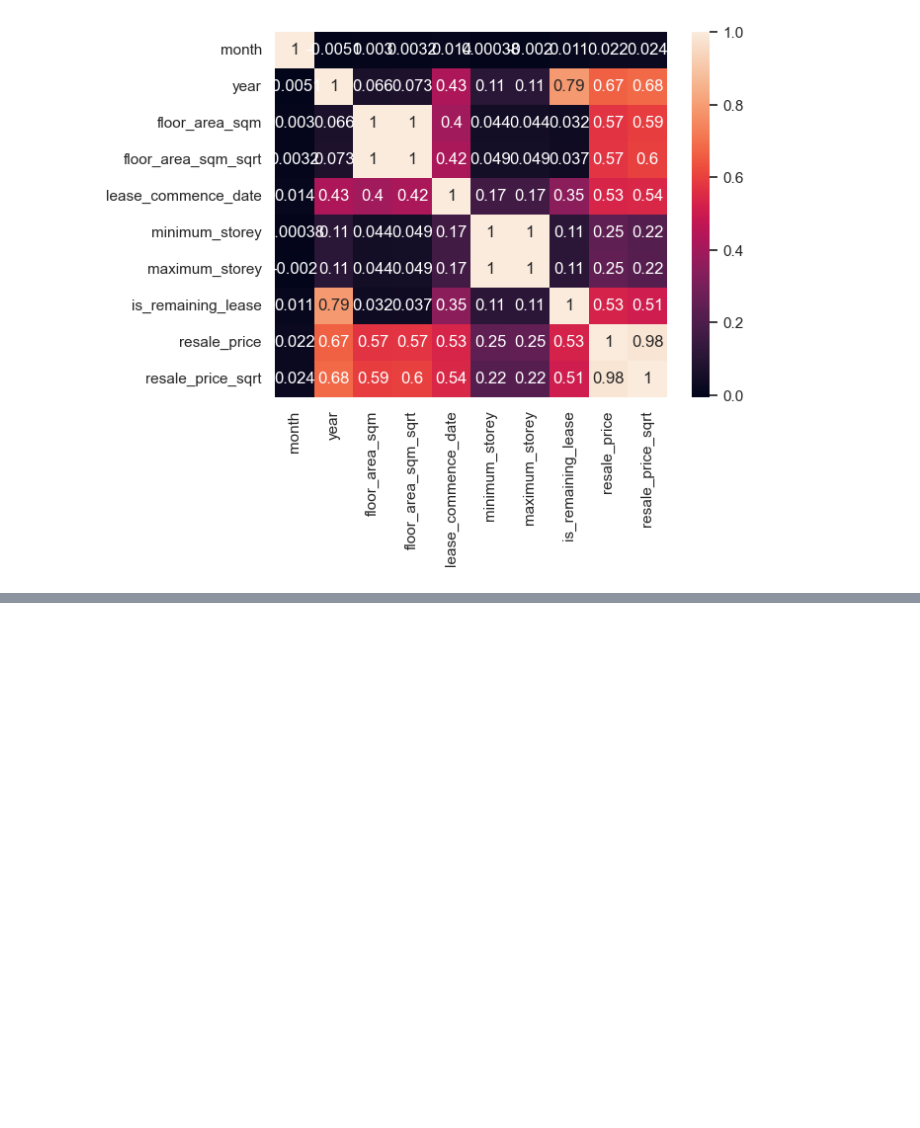
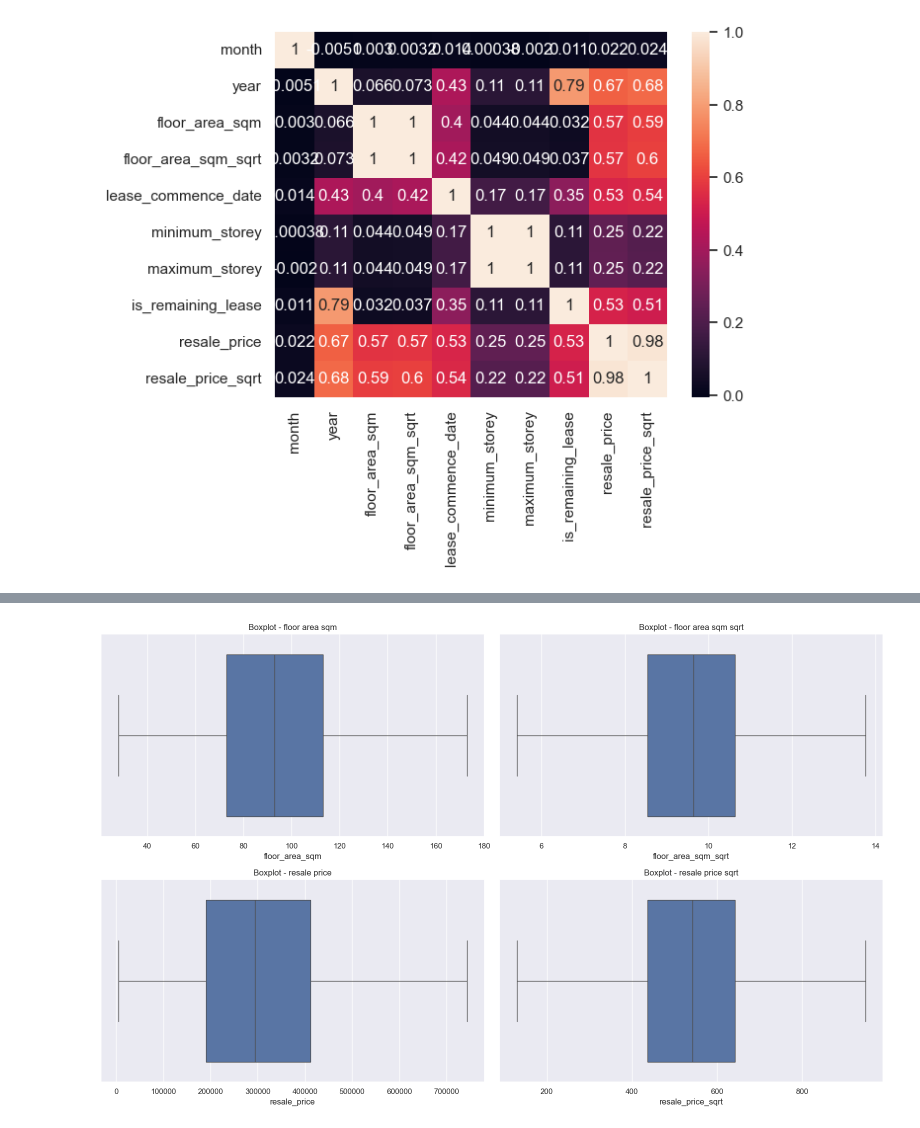
Before and after one commit to Prakash-Kani/Singapore-Resale-Flat-Prices-Prediction, a Jupyter notebook: EDA.ipynb, the cells around one changed output, grey strips where cells are left out. Drawn from its saved outputs; the diff is of its cells as text; code cells hidden in the pictures; blank space fills up the shorter version.

```diff
--- a/EDA.ipynb
+++ b/EDA.ipynb
@@ -230,0 +277,21 @@ sns.heatmap(df[column_name].corr(), annot= True)
+# %%
+def outlier_quantile(df, *column):
+
+    for col_name in column:
+        #Finding the IQR
+        percentile25 = df[col_name].quantile(0.25)
+        percentile75 = df[col_name].quantile(0.75)
+        iqr = percentile75 - percentile25
+
+        upper_limit = percentile75 + 1.5 * iqr
+        lower_limit = percentile25 - 1.5 * iqr
+
+        df[col_name] = np.where(df[col_name] > upper_limit, upper_limit, df[col_name])
+        df[col_name] = np.where(df[col_name] < lower_limit, lower_limit, df[col_name])
+
+    return outlier_plot(df)
+# %%
+column_name = [ 'floor_area_sqm', 'floor_area_sqm_sqrt', 'resale_price', 'resale_price_sqrt']
+outlier_quantile(df, *column_name)
+# %% [output]
+[figure, added]
```
Also changed, not shown: parts of 5 cells of this notebook.
